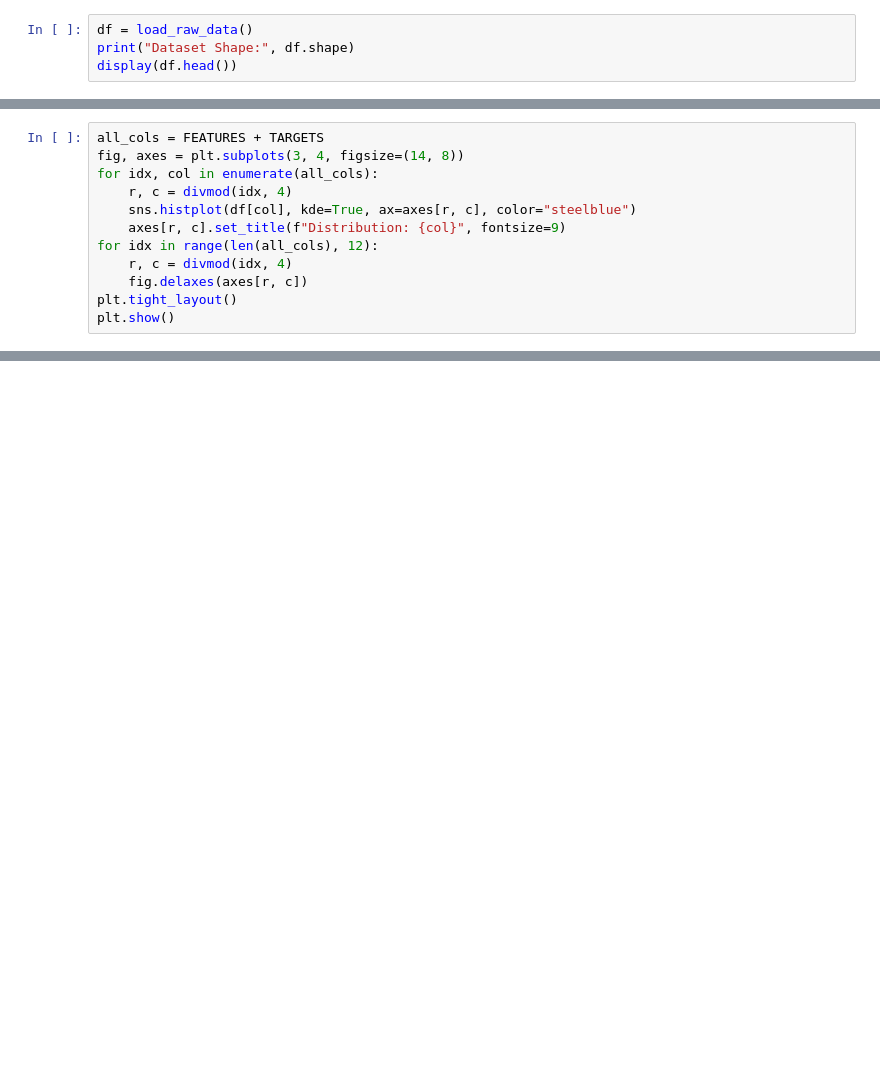
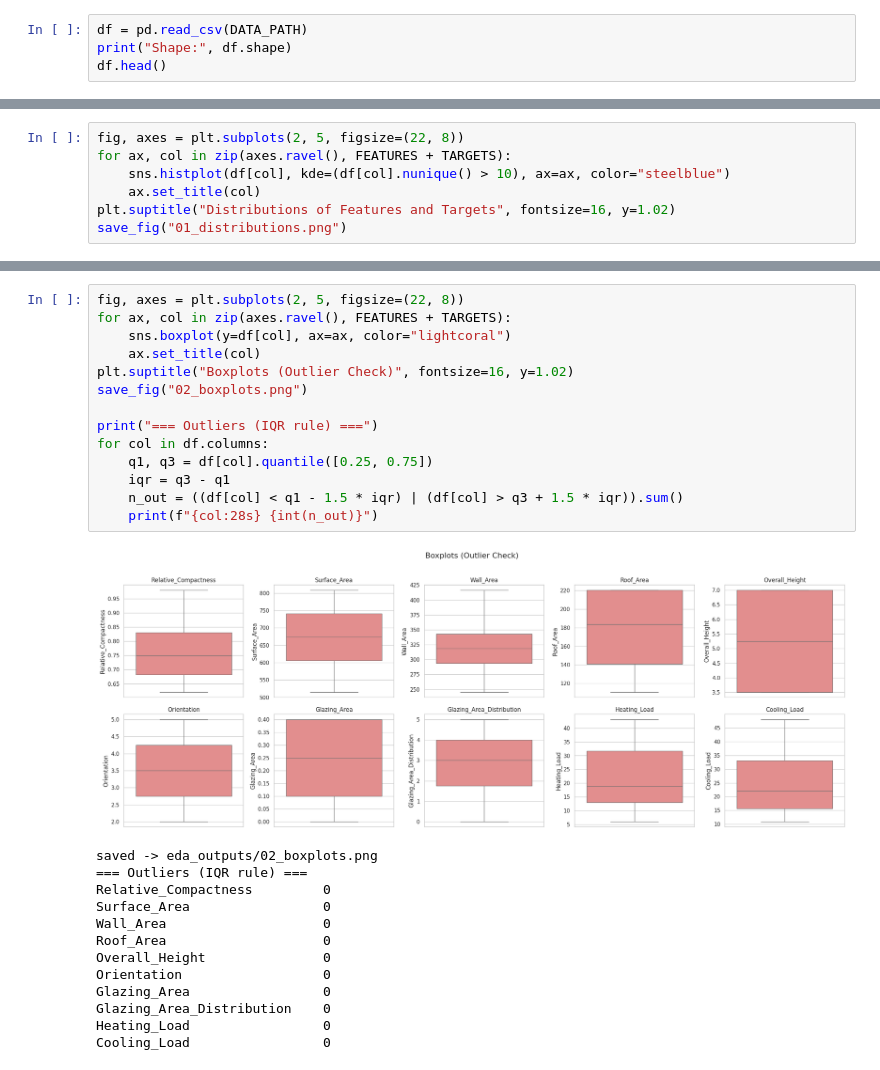
Before and after one commit to blurz17/NHA-5-165, a Jupyter notebook: notebooks/01_eda.ipynb, the cells around one changed output, grey strips where cells are left out. Cells and saved outputs as stored; diff of their text form; blank space fills up the shorter version.

Commit message:
Restore original comprehensive Energy_project.ipynb with all 37 cells and outputs, and populate the 4 split notebooks with full original cells and outputs

```diff
--- a/notebooks/01_eda.ipynb
+++ b/notebooks/01_eda.ipynb
@@ -21,4 +43,4 @@ print("Environment and configuration initialized.")
 # %%
-df = load_raw_data()
-print("Dataset Shape:", df.shape)
-display(df.head())
+df = pd.read_csv(DATA_PATH)
+print("Shape:", df.shape)
+df.head()
@@ -36,12 +54,0 @@ display(df.describe().round(2))
-# %%
-all_cols = FEATURES + TARGETS
-fig, axes = plt.subplots(3, 4, figsize=(14, 8))
-for idx, col in enumerate(all_cols):
-    r, c = divmod(idx, 4)
-    sns.histplot(df[col], kde=True, ax=axes[r, c], color="steelblue")
-    axes[r, c].set_title(f"Distribution: {col}", fontsize=9)
-for idx in range(len(all_cols), 12):
-    r, c = divmod(idx, 4)
-    fig.delaxes(axes[r, c])
-plt.tight_layout()
-plt.show()
@@ -49,0 +129,7 @@ plt.show()
+# %%
+fig, axes = plt.subplots(2, 5, figsize=(22, 8))
+for ax, col in zip(axes.ravel(), FEATURES + TARGETS):
+    sns.histplot(df[col], kde=(df[col].nunique() > 10), ax=ax, color="steelblue")
+    ax.set_title(col)
+plt.suptitle("Distributions of Features and Targets", fontsize=16, y=1.02)
+save_fig("01_distributions.png")
@@ -50 +139,29 @@ plt.show()
+# %%
+fig, axes = plt.subplots(2, 5, figsize=(22, 8))
+for ax, col in zip(axes.ravel(), FEATURES + TARGETS):
+    sns.boxplot(y=df[col], ax=ax, color="lightcoral")
+    ax.set_title(col)
+plt.suptitle("Boxplots (Outlier Check)", fontsize=16, y=1.02)
+save_fig("02_boxplots.png")
+
+print("=== Outliers (IQR rule) ===")
+for col in df.columns:
+    q1, q3 = df[col].quantile([0.25, 0.75])
+    iqr = q3 - q1
+    n_out = ((df[col] < q1 - 1.5 * iqr) | (df[col] > q3 + 1.5 * iqr)).sum()
+    print(f"{col:28s} {int(n_out)}")
+# %% [output]
+[figure, added]
+saved -> eda_outputs/02_boxplots.png
+=== Outliers (IQR rule) ===
+Relative_Compactness         0
+Surface_Area                 0
+Wall_Area                    0
+Roof_Area                    0
+Overall_Height               0
+Orientation                  0
+Glazing_Area                 0
+Glazing_Area_Distribution    0
+Heating_Load                 0
+Cooling_Load                 0
 # %%
```
Also changed, not shown: parts of 23 cells of this notebook, 4 other files.
